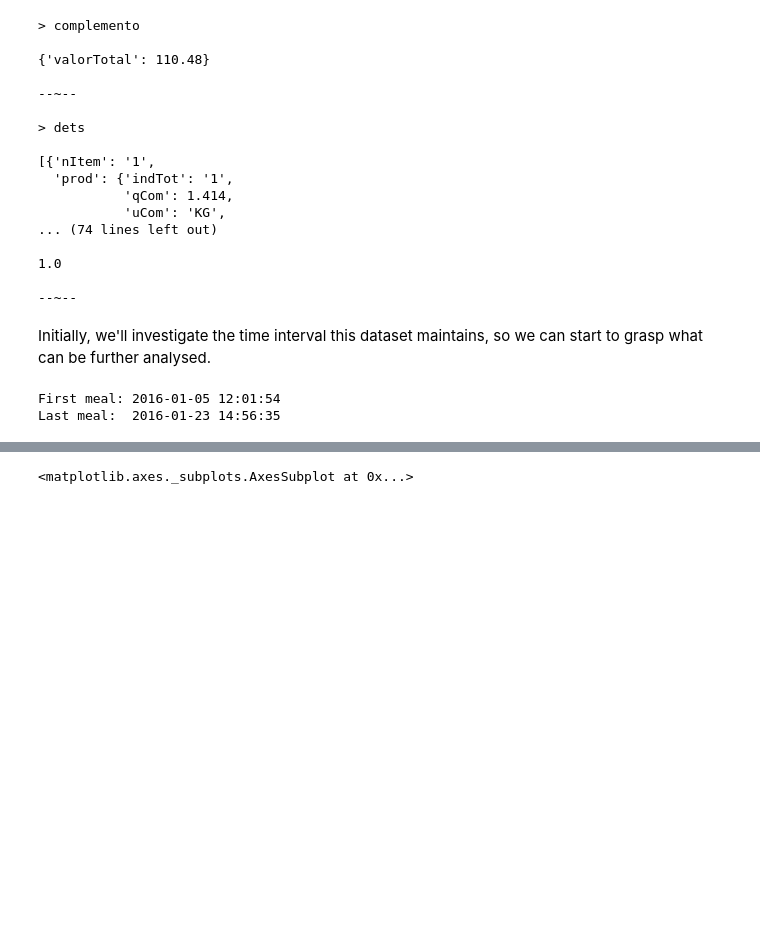
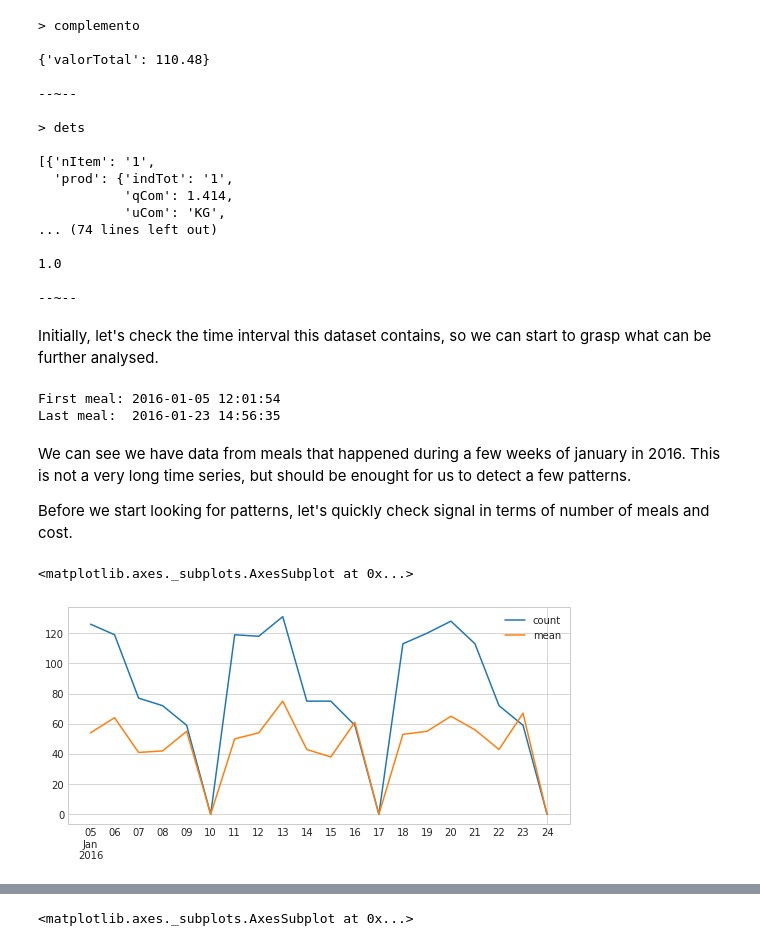
Before and after one commit to pfcor/totvs_datachallenge, a Jupyter notebook: 01_exploratory.ipynb, the cells around one changed output, grey strips where cells are left out. Cells and saved outputs as stored; diff of their text form; code cells hidden in the pictures; blank space fills up the shorter version.

```diff
--- a/01_exploratory.ipynb
+++ b/01_exploratory.ipynb
@@ -46,7 +52,7 @@ for k in doc.keys():
 
 --~--
 # %% [markdown]
-Initially, we'll investigate the time interval this dataset maintains, so we can start to grasp what can be further analysed.
+Initially, let's check the time interval this dataset contains, so we can start to grasp what can be further analysed.
 # %%
 grouping = {
     '$group': {
@@ -65,3 +71,29 @@ print('Last meal:  {}\n'.format(q['lastMeal']))
 # %% [output]
 First meal: 2016-01-05 12:01:54
 Last meal:  2016-01-23 14:56:35
+# %% [markdown]
+We can see we have data from meals that happened during a few weeks of january in 2016. This is not a very long time series, but should be enought for us to detect a few patterns.
+
+Before we start looking for patterns, let's quickly check signal in terms of number of meals and cost.
+# %%
+projecting = {
+    '$project': {
+        '_id': 0,
+        'dat': '$ide.dhEmi',
+        'val': '$complemento.valorTotal'
+    }
+}
+
+q = sample.aggregate([
+    projecting
+])
+
+q = pd.DataFrame(list(q))
+q = q.groupby(q.dat.dt.date)['val'].agg(['count', np.mean, np.median])
+aux = pd.DataFrame(index=pd.date_range(dt.datetime(2016,1,5), dt.datetime(2016,1,24)))
+q = pd.concat([aux, q], axis=1).fillna(0).astype(int)
+q[['count', 'mean']].plot(figsize=(9,4)) # in this case both values are in the same scale, so as we're only exploring, we won't be two
+                                         # too careful with axis labelling
+# %% [output]
+<matplotlib.axes._subplots.AxesSubplot at 0x...>
+[figure, added]
```
Also changed, not shown: parts of 23 cells of this notebook, 1 other file.
